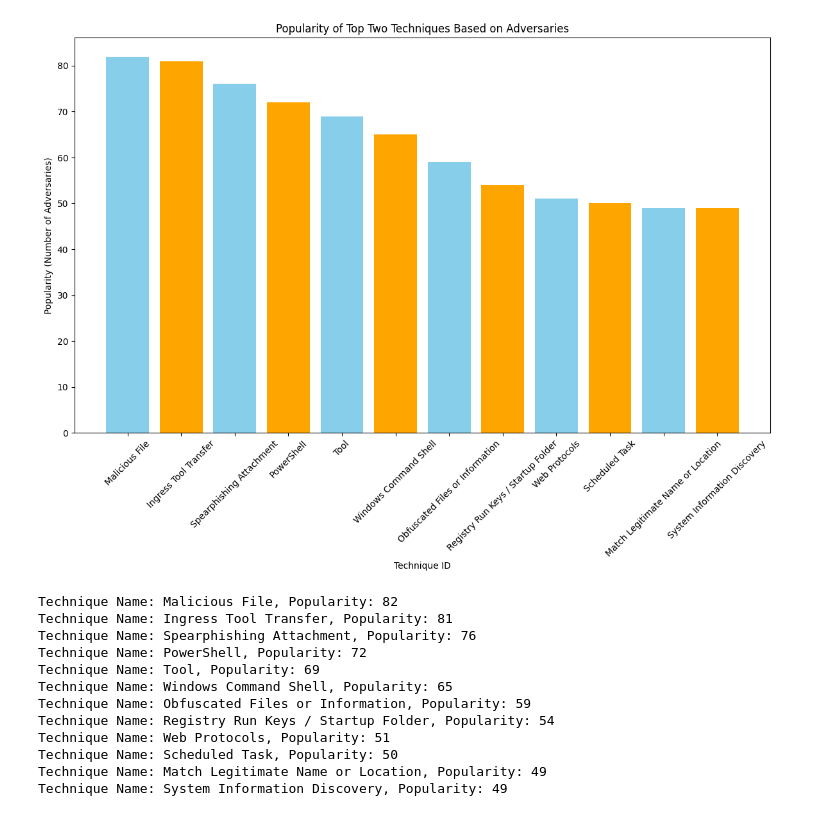
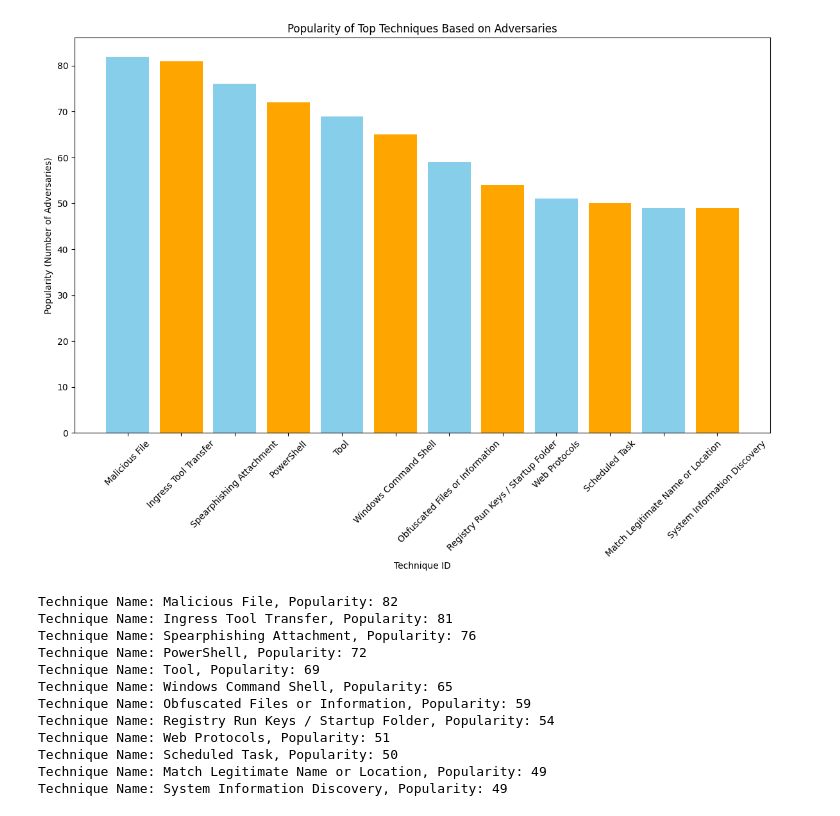
Before and after one commit to kirti-saraff/ESProfiler, a Jupyter notebook: ESprofiler.ipynb, the cells around one changed output. Drawn from its saved outputs; the diff is of its cells as text; code cells hidden in the pictures.

```diff
--- a/ESprofiler.ipynb
+++ b/ESprofiler.ipynb
@@ -42,33 +44,41 @@ with open('/content/reorganized_data.json', 'w') as out_file:
         json.dump(relevant_data, out_file, indent=2)
 # %%
 import random
+
+technique_count = {}
+
+for technique in relevant_data['techniques']:
+    for adversary in technique['adversaries']:
+        technique_id = technique['id']
+        technique_count[technique_id] = technique_count.get(technique_id, 0) + 1
+
 # Sort data for better visualization
 sorted_data = sorted(technique_count.items(), key=lambda x: x[1], reverse=True)
 
 # Select the top techniques
 top_techniques = sorted_data[:12]
 
 # Extract data for plotting top techniques
 technique_ids = [technique[0] for technique in top_techniques]
 popularity_counts = [technique[1] for technique in top_techniques]
 technique_names = [next(technique['name'] for technique in relevant_data['techniques'] if technique['id'] == technique_id) for technique_id in technique_ids]
 # Create a bar chart for the top two techniques
 plt.figure(figsize=(14, 8))
 bars = plt.bar(technique_names, popularity_counts, color=['skyblue', 'orange'])
 
 
 plt.xlabel('Technique ID')
 plt.ylabel('Popularity (Number of Adversaries)')
-plt.title('Popularity of Top Two Techniques Based on Adversaries')
+plt.title('Popularity of Top Techniques Based on Adversaries')
 plt.xticks(rotation=45)
 plt.show()
 
 # Extract and print technique name and ID for the top two techniques
-for technique_id, popularity_count in top_two_techniques:
+for technique_id, popularity_count in top_techniques:
     technique_name = next(technique['name'] for technique in relevant_data['techniques'] if technique['id'] == technique_id)
     print(f"Technique Name: {technique_name}, Popularity: {popularity_count}")
 # %% [output]
-[figure, old version]
+[figure, new version]
 Technique Name: Malicious File, Popularity: 82
 Technique Name: Ingress Tool Transfer, Popularity: 81
 Technique Name: Spearphishing Attachment, Popularity: 76
```
Also changed, not shown: parts of 2 cells of this notebook.
